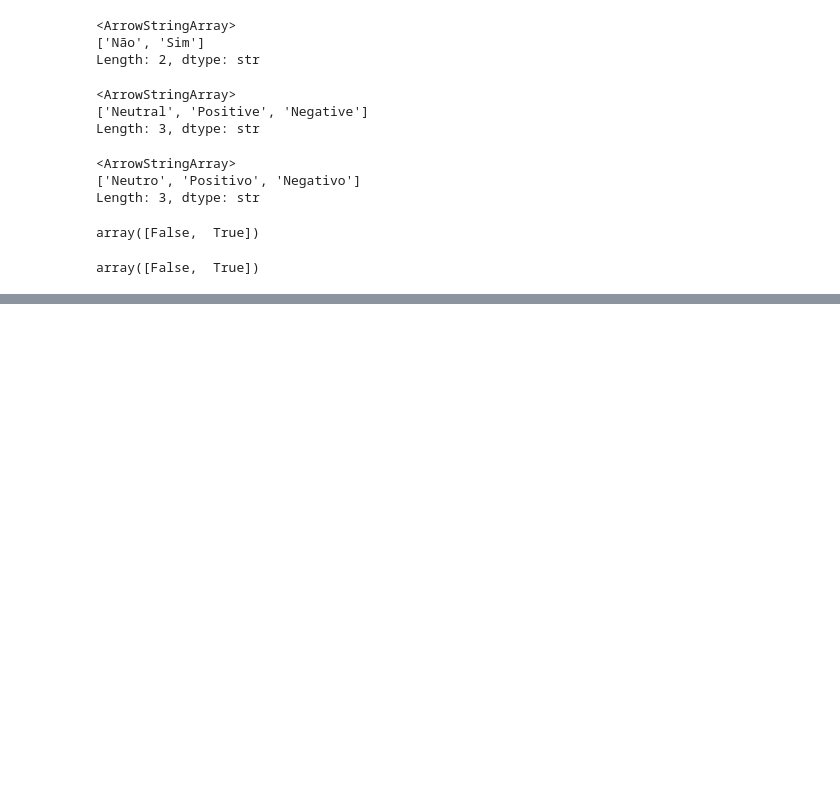
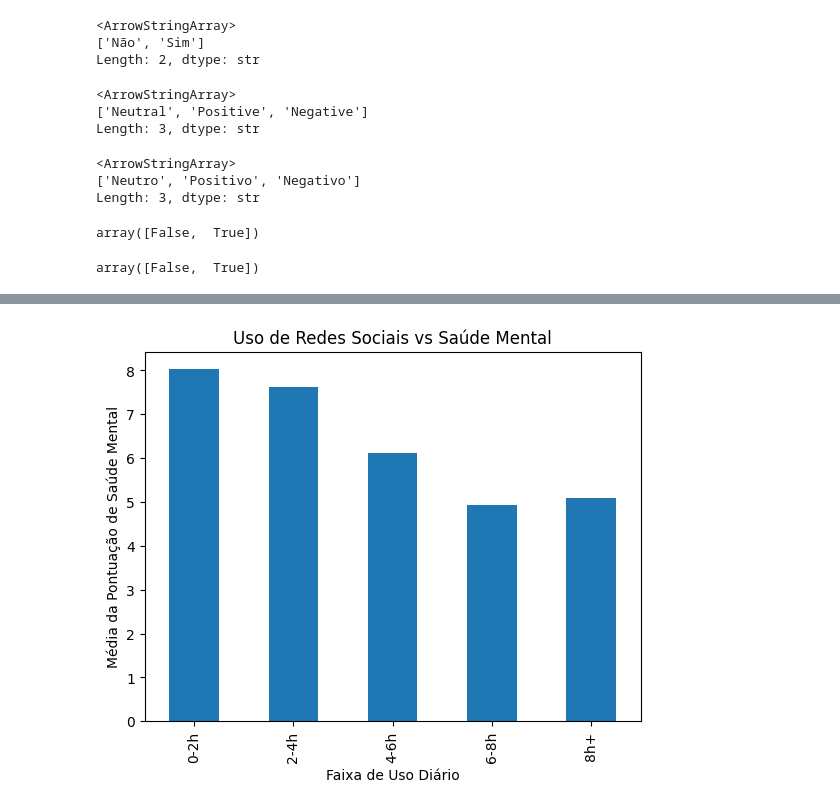
Before and after one commit to Jonasjkb/analise-dados-mental-health, a Jupyter notebook: notebooks/exploracao.ipynb, the cells around one changed output, grey strips where cells are left out. Cells and saved outputs as stored; diff of their text form; code cells hidden in the pictures; blank space fills up the shorter version.

Commit message:
Primeiro insight criado, relação de faixa de uso diário e pontuação de saúde mental

```diff
--- a/notebooks/exploracao.ipynb
+++ b/notebooks/exploracao.ipynb
@@ -255,0 +281,7 @@ array([False,  True])
+# %%
+bins = [0, 2, 4, 6, 8, 10]
+labels = ["0-2h", "2-4h", "4-6h", "6-8h", "8h+"]
+
+df["FAIXA_USO"] = pd.cut(df["MÉDIA_HORAS_USO_DIÁRIO"], bins=bins, labels=labels)
+
+df.groupby("FAIXA_USO")["PONTUAÇÃO_SAÚDE_MENTAL"].mean().round(2)
@@ -255,0 +399,11 @@ array([False,  True])
+# %%
+import matplotlib.pyplot as plt
+
+df.groupby("FAIXA_USO")["PONTUAÇÃO_SAÚDE_MENTAL"].mean().plot(kind="bar")
+
+plt.title("Uso de Redes Sociais vs Saúde Mental")
+plt.xlabel("Faixa de Uso Diário")
+plt.ylabel("Média da Pontuação de Saúde Mental")
+plt.show()
+# %% [output]
+[figure, added]
```
Also changed, not shown: parts of 19 cells of this notebook, 1 other file.
